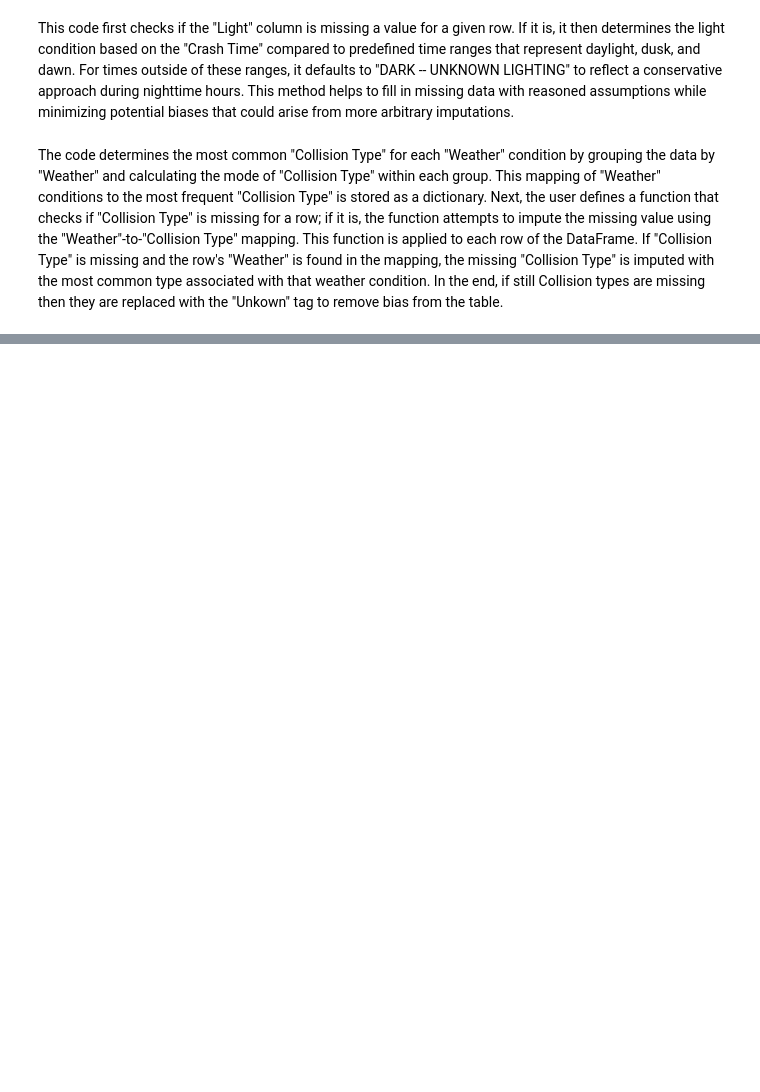
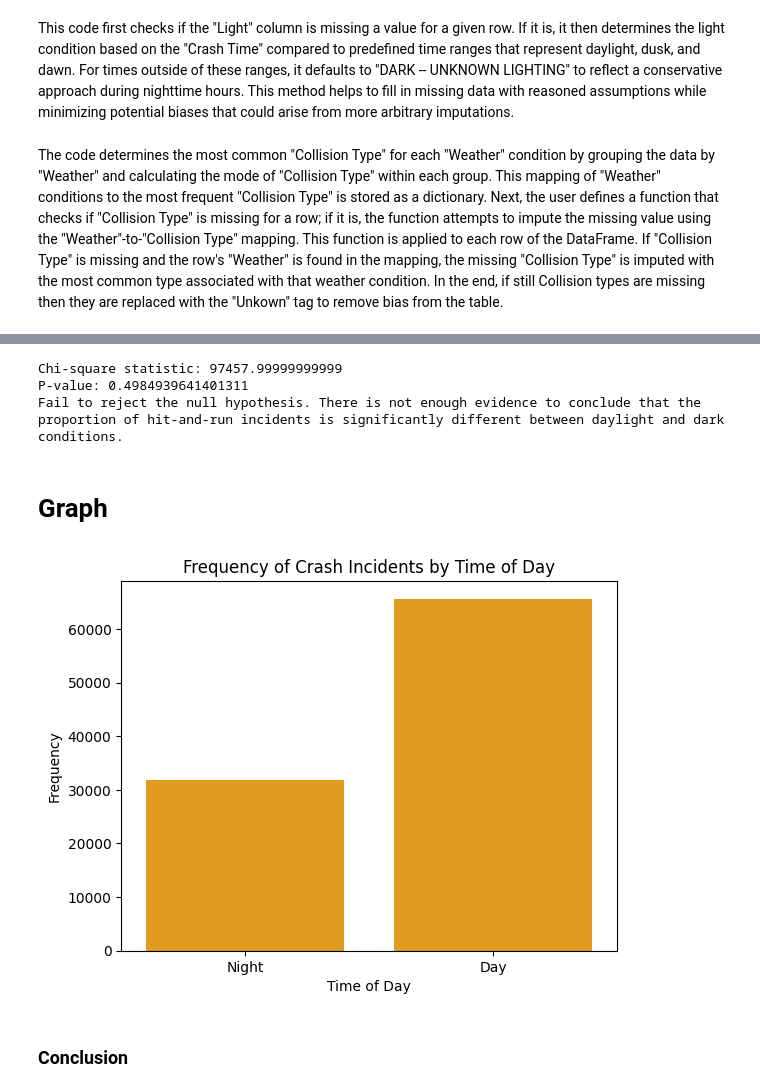
Before and after one commit to tanayshah11/car-crash-analytics, a Jupyter notebook: Final_Project_Checkpoint_2_Kalra_Kheria_Shah.ipynb, the cells around one changed output, grey strips where cells are left out. Drawn from its saved outputs; the diff is of its cells as text; code cells hidden in the pictures; blank space fills up the shorter version.

```diff
--- a/Final_Project_Checkpoint_2_Kalra_Kheria_Shah.ipynb
+++ b/Final_Project_Checkpoint_2_Kalra_Kheria_Shah.ipynb
@@ -600,9 +232,0 @@ P-value: 0.4984939641401311
-# %%
-def make_graph(df):
-    sns.countplot(data=df, x='Time of Day')
-    plt.title('Frequency of Crash Incidents by Time of Day')
-    plt.xlabel('Time of Day')
-    plt.ylabel('Frequency')
-    plt.show()
-
-hypothesis_testing(filtered_df)
@@ -612,0 +392,55 @@ P-value: 0.4984939641401311
+# %%
+import pandas as pd
+import matplotlib.pyplot as plt
+from scipy.stats import chi2_contingency
+
+def categorize_time_of_day(time):
+    if 6 <= time.hour < 18:
+        return 'Day'
+    else:
+        return 'Night'
+
+def hypothesis_testing(df):
+    df = df.copy()
+
+    df['Crash Date/Time'] = pd.to_datetime(df['Crash Date/Time'])
+
+    df['Time of Day'] = df['Crash Date/Time'].apply(lambda x: categorize_time_of_day(x))
+
+    contingency_table = pd.crosstab(df['Time of Day'], df['Report Number'])
+
+    chi2_stat, p_val, dof, expected = chi2_contingency(contingency_table)
+
+    print("Chi-square statistic:", chi2_stat)
+    print("P-value:", p_val)
+    alpha = 0.05
+    if p_val is not None:
+        if p_val < alpha:
+            print("Reject the null hypothesis. The proportion of hit-and-run incidents is significantly different between daylight and dark conditions.")
+        else:
+            print("Fail to reject the null hypothesis. There is not enough evidence to conclude that the proportion of hit-and-run incidents is significantly different between daylight and dark conditions.")
+    else:
+        print("Unable to perform the hypothesis test due to insufficient data.")
+
+    print("\n")
+
+hypothesis_testing(filtered_df)
+# %% [output]
+Chi-square statistic: 97457.99999999999
+P-value: 0.4984939641401311
+Fail to reject the null hypothesis. There is not enough evidence to conclude that the proportion of hit-and-run incidents is significantly different between daylight and dark conditions.
+# %% [markdown]
+# **Graph**
+# %%
+def make_graph(df):
+    sns.countplot(data=df, x='Time of Day', color = 'orange')
+    plt.title('Frequency of Crash Incidents by Time of Day')
+    plt.xlabel('Time of Day')
+    plt.ylabel('Frequency')
+    plt.show()
+
+make_graph(filtered_df)
+# %% [output]
+[figure, added]
+# %% [markdown]
+### **Conclusion**
```
Also changed, not shown: parts of 73 cells of this notebook, 2 other files.
